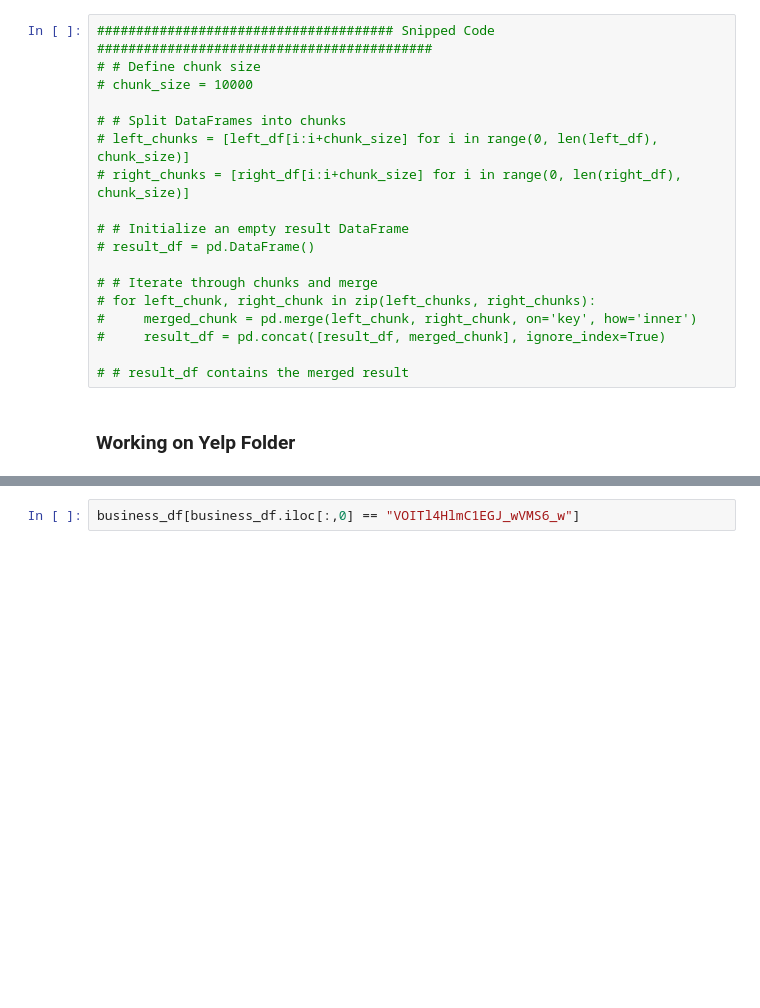
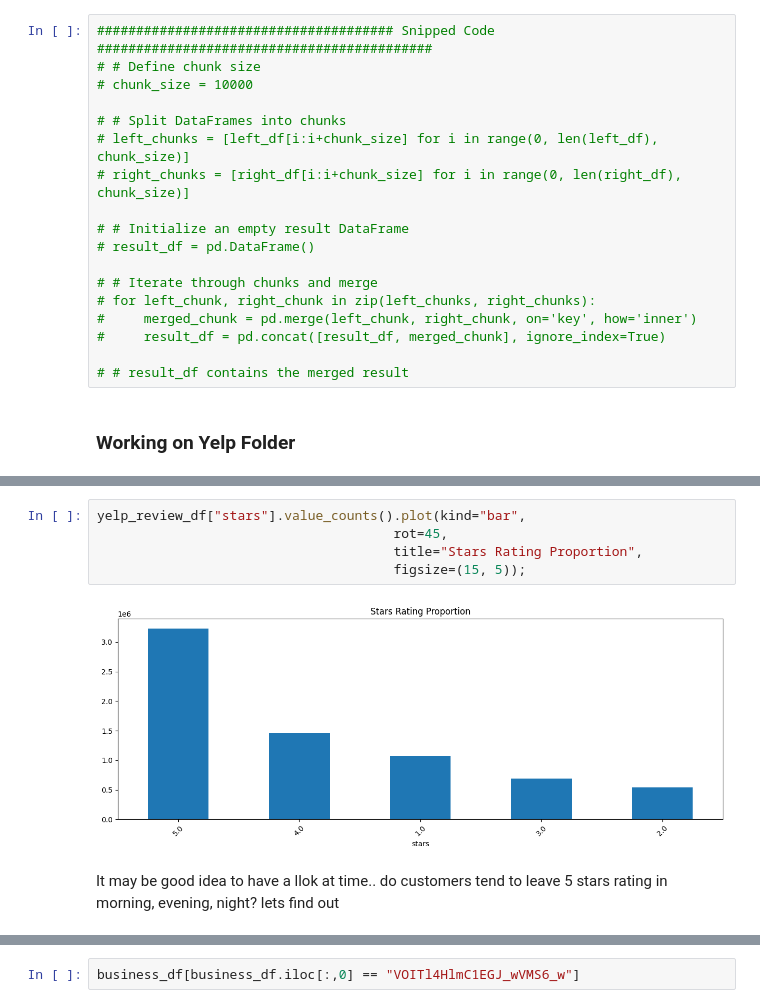
Before and after one commit to melodiromero/Google-Yelp, a Jupyter notebook: Sprint-1/Yelp/etl_eda.ipynb, the cells around one changed output, grey strips where cells are left out. Saved outputs shown, nothing was run; the diff lists cells and outputs as text; blank space fills up the shorter version.

```diff
--- a/Sprint-1/Yelp/etl_eda.ipynb
+++ b/Sprint-1/Yelp/etl_eda.ipynb
@@ -659,0 +656,9 @@ len(yelp_2018["user_id"].unique())
+# %%
+yelp_review_df["stars"].value_counts().plot(kind="bar",
+                                      rot=45,
+                                      title="Stars Rating Proportion",
+                                      figsize=(15, 5));
+# %% [output]
+[figure, added]
+# %% [markdown]
+It may be good idea to have a llok at time.. do customers tend to leave 5 stars rating in morning, evening, night? lets find out
```
Also changed, not shown: parts of 19 cells of this notebook, 1 other file.
